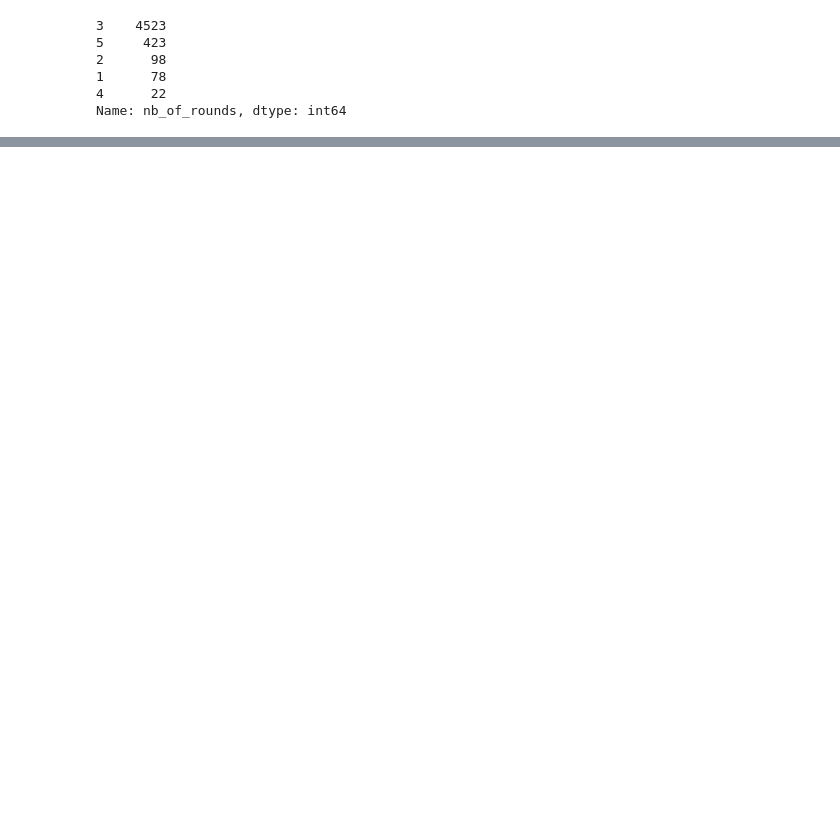
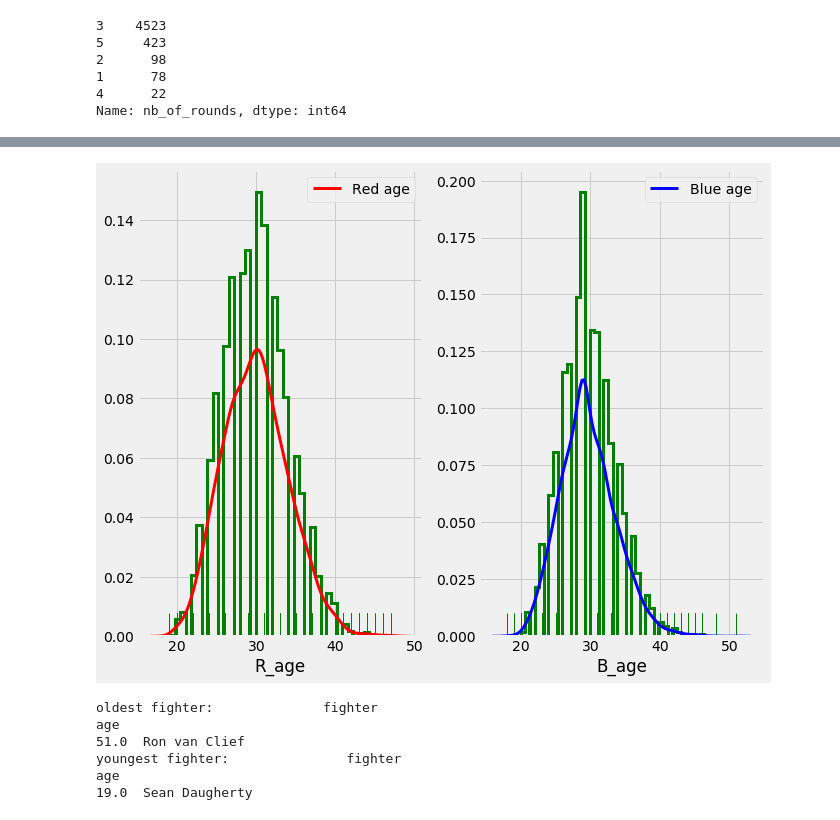
Before and after one commit to AliKhyar/Data-Science-on-UFC-dataset, a Jupyter notebook: main.ipynb, the cells around one changed output, grey strips where cells are left out. Cells and saved outputs as stored; diff of their text form; code cells hidden in the pictures; blank space fills up the shorter version.

```diff
--- a/main.ipynb
+++ b/main.ipynb
@@ -269,0 +352,10 @@ Name: nb_of_rounds, dtype: int64
+# %%
+df['R_DOB'] = pd.to_datetime(df['R_DOB'])
+df['B_DOB'] = pd.to_datetime(df['B_DOB'])
+df['date'] = pd.to_datetime(df['date'])
+# %%
+df['R_year'] = df['R_DOB'].apply(lambda x: x.year)
+df['B_year'] = df['B_DOB'].apply(lambda x: x.year)
+df['date_year'] = df['date'].apply(lambda x: x.year)
+df[['B_age', 'R_age']]= df[['date_year', 'R_year', 'B_year']].apply(get_age, axis=1)
+df.drop(['R_DOB', 'B_DOB','date_year','R_year','B_year'], axis=1, inplace=True)
@@ -269,0 +364,2 @@ Name: nb_of_rounds, dtype: int64
+# %%
+df['country'] = df['location'].apply(lambda x : x.split(',')[-1])
@@ -269,0 +383,20 @@ Name: nb_of_rounds, dtype: int64
+# %%
+df['R_age'] = df['R_age'].fillna(df['R_age'].median())
+df['B_age'] = df['B_age'].fillna(df['B_age'].median())
+# %%
+plt.style.use('fivethirtyeight')
+f,ax=plt.subplots(1,2,figsize=(10,8))
+sns.distplot(df['R_age'], ax=ax[0],rug=True, rug_kws={"color": "g"},
+                      kde_kws={"color": "r", "lw": 3, "label": "Red age"},
+                      hist_kws={"histtype": "step", "linewidth": 3,
+                                "alpha": 1, "color": "g"})
+
+ax[0].set_ylabel('')
+hist = sns.distplot(df['B_age'],ax=ax[1],rug=True, rug_kws={"color": "g"},
+                      kde_kws={"color": "b", "lw": 3, "label": "Blue age"},
+                      hist_kws={"histtype": "step", "linewidth": 3,
+                                "alpha": 1, "color": "g"})
+plt.savefig('age.png',dpi=300)
+plt.show()
+# %% [output]
+[figure, added]
@@ -269,0 +414,17 @@ Name: nb_of_rounds, dtype: int64
+# %%
+df_rage = df[['R_fighter','R_age']].copy()
+df_rage = df_rage.rename(columns={'R_fighter' : 'fighter', 'R_age' : 'age'})
+df_bage = df[['B_fighter', 'B_age']].copy()
+df_bage = df_bage.rename(columns={'B_fighter' : 'fighter', 'B_age' : 'age'})
+df_aux = df_rage.append(df_bage, sort=False, ignore_index=True)
+df_aux.drop_duplicates(subset='fighter', keep='first', inplace=True)
+
+print("oldest fighter: ",df_aux.groupby('age').max().tail(1))
+print("youngest fighter: ",df_aux.groupby('age').min().head(1))
+# %% [output]
+oldest fighter:              fighter
+age
+51.0  Ron van Clief
+youngest fighter:               fighter
+age
+19.0  Sean Daugherty
```
Also changed, not shown: parts of 46 cells of this notebook.
